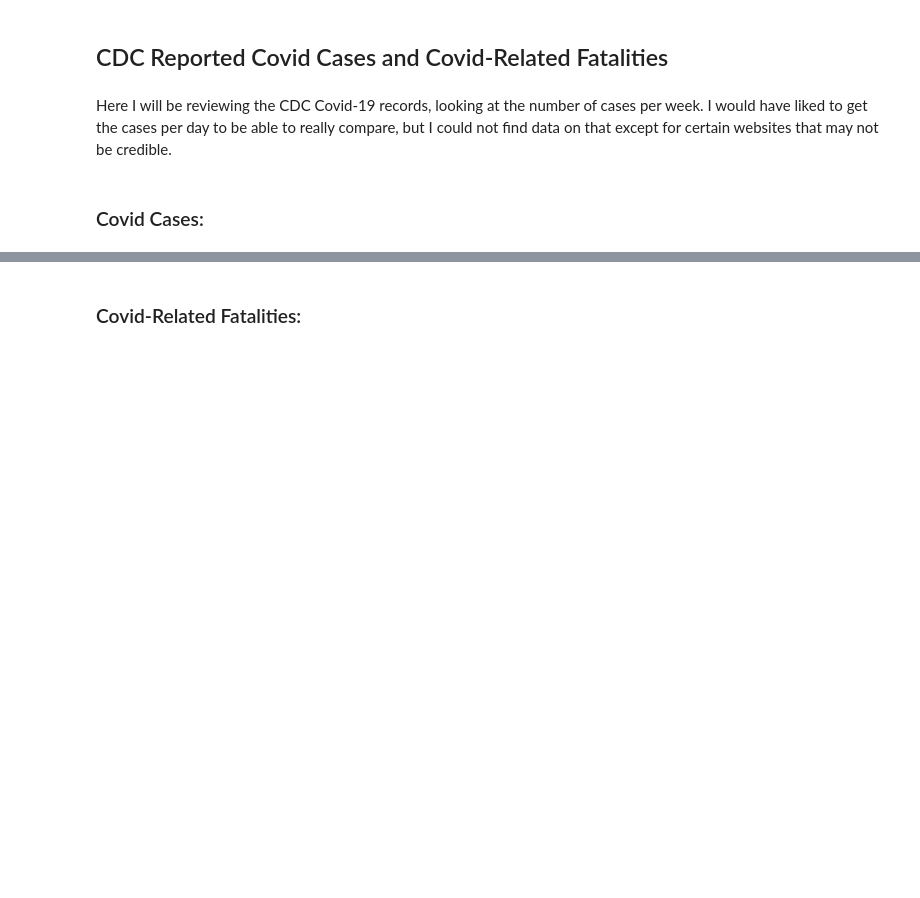
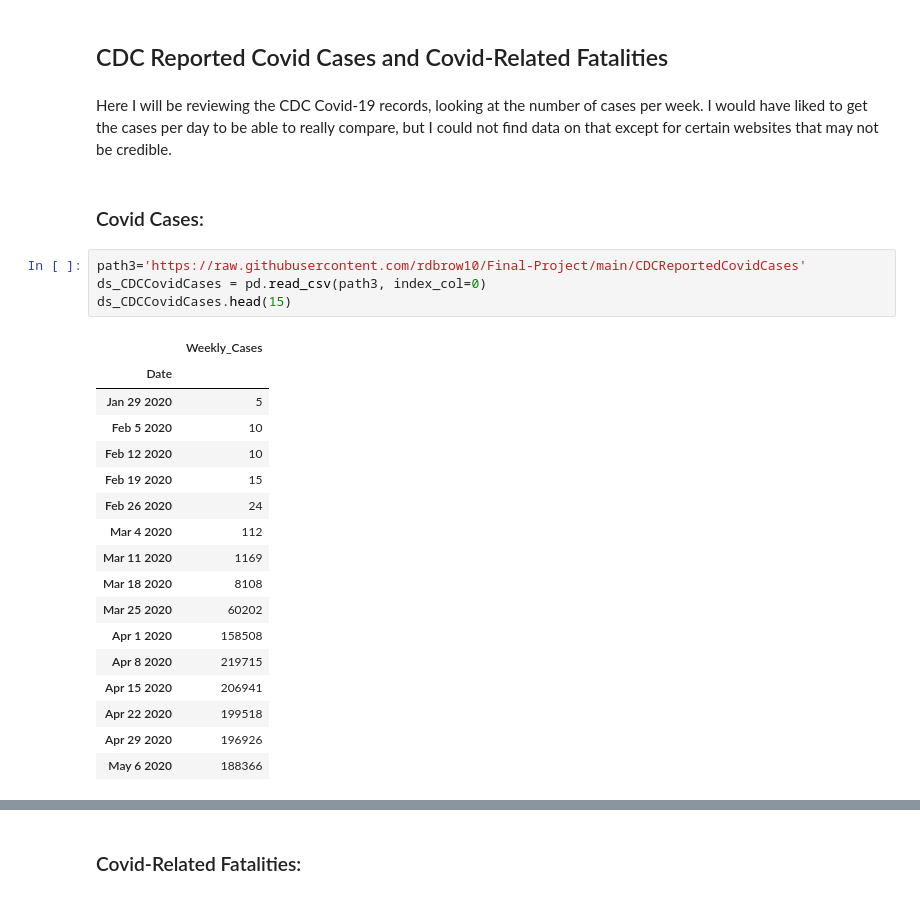
Before and after one commit to rdbrow10/Final-Project, a Jupyter notebook: Final_Project.ipynb, the cells around one changed output, grey strips where cells are left out. Saved outputs shown, nothing was run; the diff lists cells and outputs as text; blank space fills up the shorter version.

```diff
--- a/Final_Project.ipynb
+++ b/Final_Project.ipynb
@@ -230,3 +230,25 @@ Linear regression is used here because it is the easiest way of finding an estim
 Here I will be reviewing the CDC Covid-19 records, looking at the number of cases per week. I would have liked to get the cases per day to be able to really compare, but I could not find data on that except for certain websites that may not be credible.
 # %% [markdown]
 ### Covid Cases:
+# %%
+path3='https://raw.githubusercontent.com/rdbrow10/Final-Project/main/CDCReportedCovidCases'
+ds_CDCCovidCases = pd.read_csv(path3, index_col=0)
+ds_CDCCovidCases.head(15)
+# %% [output]
+|  | Weekly_Cases |
+| Date |  |
+| Jan 29 2020 | 5 |
+| Feb 5 2020 | 10 |
+| Feb 12 2020 | 10 |
+| Feb 19 2020 | 15 |
+| Feb 26 2020 | 24 |
+| Mar 4 2020 | 112 |
+| Mar 11 2020 | 1169 |
+| Mar 18 2020 | 8108 |
+| Mar 25 2020 | 60202 |
+| Apr 1 2020 | 158508 |
+| Apr 8 2020 | 219715 |
+| Apr 15 2020 | 206941 |
+| Apr 22 2020 | 199518 |
+| Apr 29 2020 | 196926 |
+| May 6 2020 | 188366 |
```
Also changed, not shown: parts of 18 cells of this notebook.
